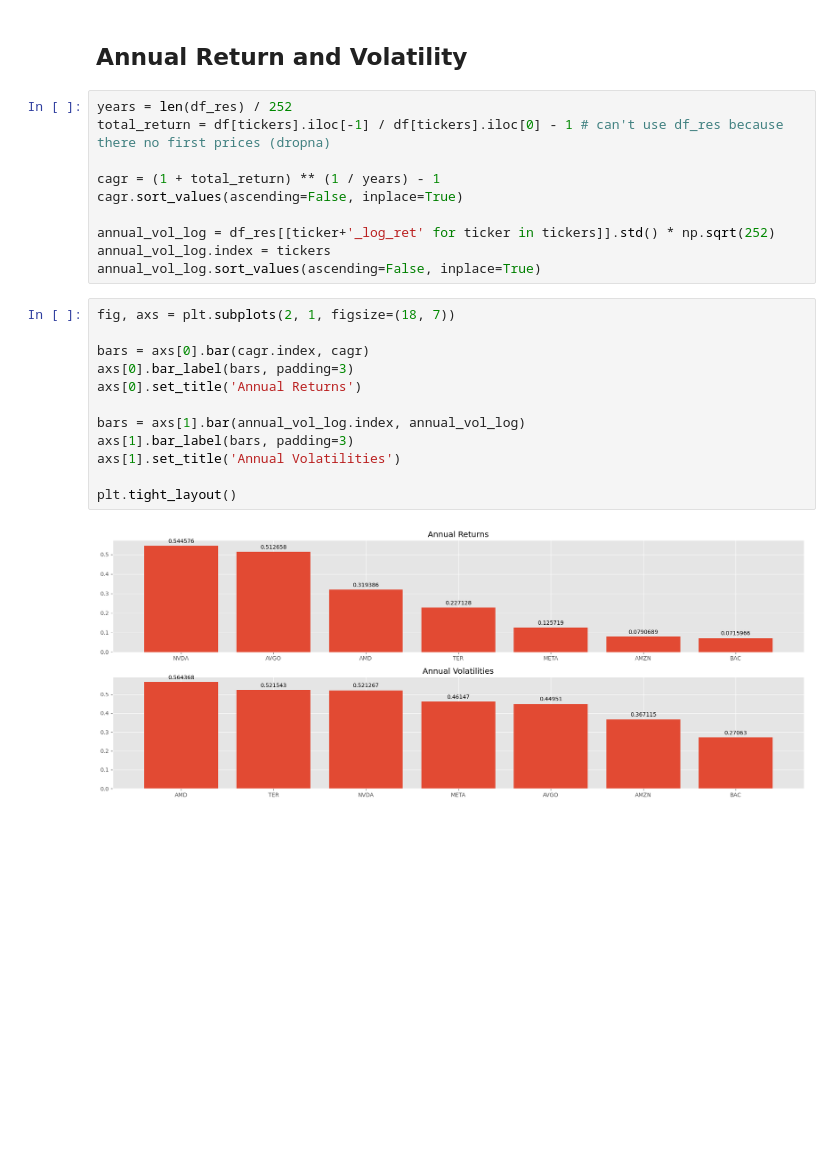
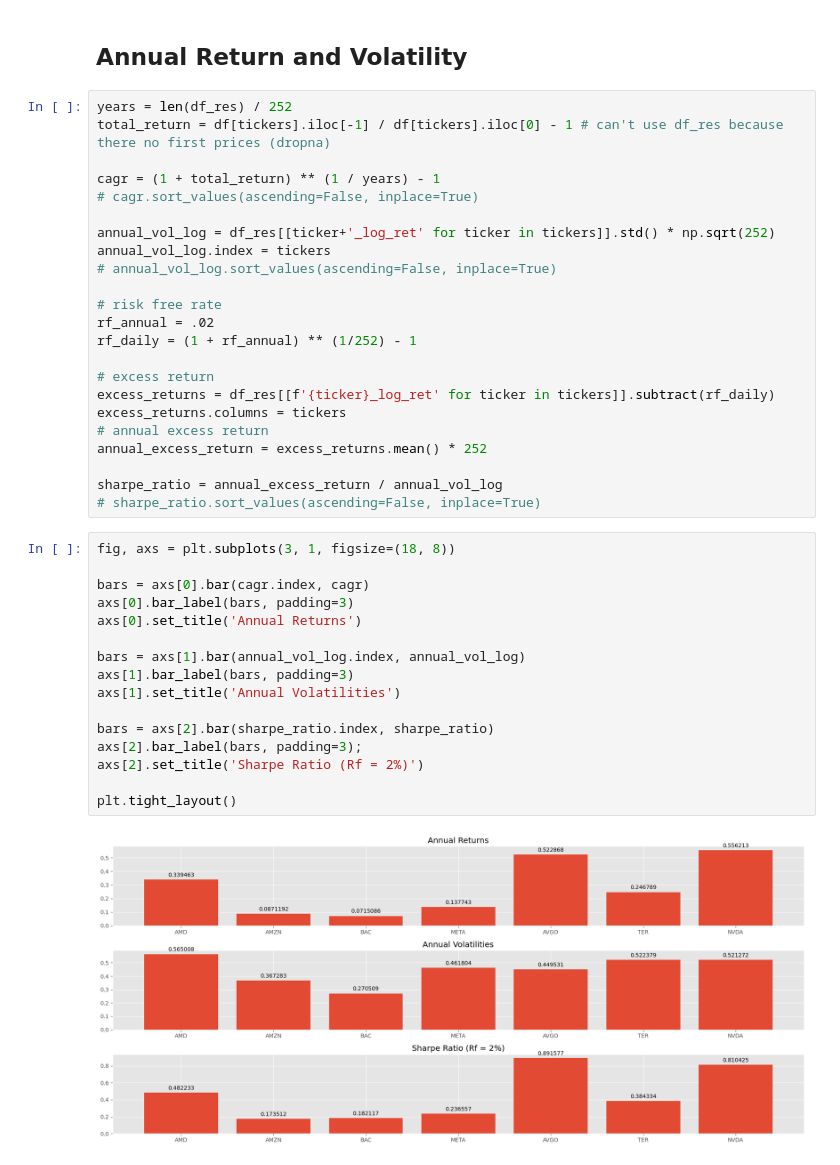
Before and after one commit to fadeeva/portfoli_o_o_ptimisation, a Jupyter notebook: Step_01__Basics_Return_Risk_Correlation.ipynb, the cells around one changed output. Saved outputs shown, nothing was run; the diff lists cells and outputs as text; blank space fills up the shorter version.

```diff
--- a/Step_01__Basics_Return_Risk_Correlation.ipynb
+++ b/Step_01__Basics_Return_Risk_Correlation.ipynb
@@ -124,22 +137,39 @@ years = len(df_res) / 252
 total_return = df[tickers].iloc[-1] / df[tickers].iloc[0] - 1 # can't use df_res because there no first prices (dropna)
 
 cagr = (1 + total_return) ** (1 / years) - 1
-cagr.sort_values(ascending=False, inplace=True)
+# cagr.sort_values(ascending=False, inplace=True)
 
 annual_vol_log = df_res[[ticker+'_log_ret' for ticker in tickers]].std() * np.sqrt(252)
 annual_vol_log.index = tickers
-annual_vol_log.sort_values(ascending=False, inplace=True)
+# annual_vol_log.sort_values(ascending=False, inplace=True)
+
+# risk free rate
+rf_annual = .02
+rf_daily = (1 + rf_annual) ** (1/252) - 1
+
+# excess return
+excess_returns = df_res[[f'{ticker}_log_ret' for ticker in tickers]].subtract(rf_daily)
+excess_returns.columns = tickers
+# annual excess return
+annual_excess_return = excess_returns.mean() * 252
+
+sharpe_ratio = annual_excess_return / annual_vol_log
+# sharpe_ratio.sort_values(ascending=False, inplace=True)
 # %%
-fig, axs = plt.subplots(2, 1, figsize=(18, 7))
+fig, axs = plt.subplots(3, 1, figsize=(18, 8))
 
 bars = axs[0].bar(cagr.index, cagr)
 axs[0].bar_label(bars, padding=3)
 axs[0].set_title('Annual Returns')
 
 bars = axs[1].bar(annual_vol_log.index, annual_vol_log)
 axs[1].bar_label(bars, padding=3)
 axs[1].set_title('Annual Volatilities')
 
+bars = axs[2].bar(sharpe_ratio.index, sharpe_ratio)
+axs[2].bar_label(bars, padding=3);
+axs[2].set_title('Sharpe Ratio (Rf = 2%)')
+
 plt.tight_layout()
 # %% [output]
-[figure, old version]
+[figure, new version]
```
Also changed, not shown: parts of 5 cells of this notebook.
